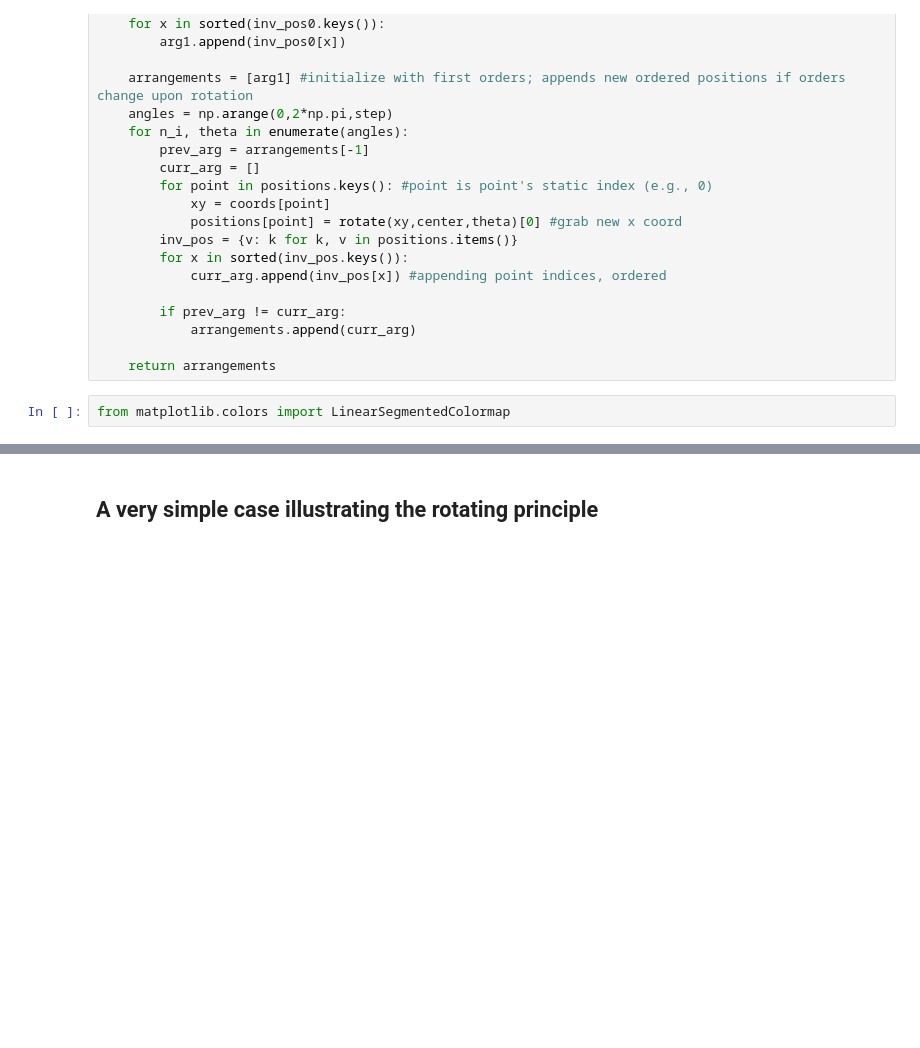
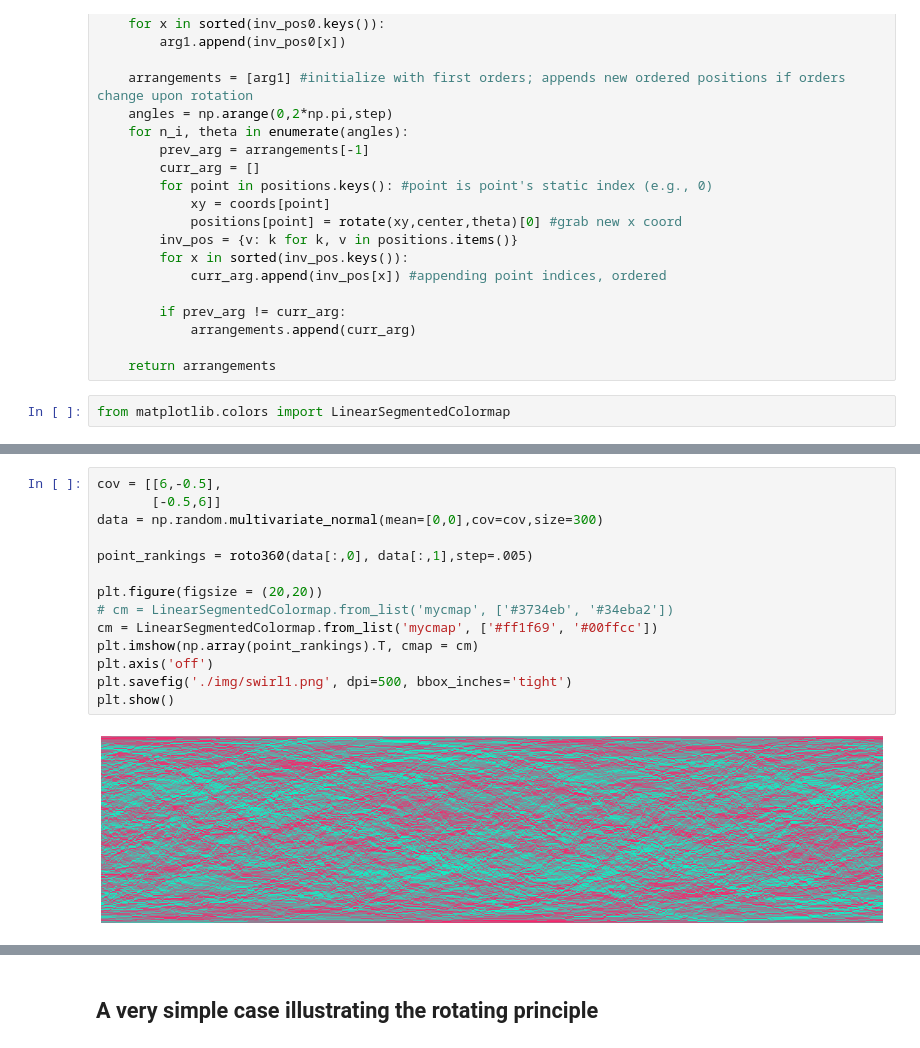
Before and after one commit to bfbarry/AutomaDrawn, a Jupyter notebook: GaussianSwirl/gaussian_swirls.ipynb, the cells around one changed output, grey strips where cells are left out. Saved outputs shown, nothing was run; the diff lists cells and outputs as text; blank space fills up the shorter version.

```diff
--- a/GaussianSwirl/gaussian_swirls.ipynb
+++ b/GaussianSwirl/gaussian_swirls.ipynb
@@ -101,3 +108,19 @@ from matplotlib.colors import LinearSegmentedColormap
+# %%
+cov = [[6,-0.5],
+       [-0.5,6]]
+data = np.random.multivariate_normal(mean=[0,0],cov=cov,size=300)
+
+point_rankings = roto360(data[:,0], data[:,1],step=.005)
+
+plt.figure(figsize = (20,20))
+# cm = LinearSegmentedColormap.from_list('mycmap', ['#3734eb', '#34eba2'])
+cm = LinearSegmentedColormap.from_list('mycmap', ['#ff1f69', '#00ffcc'])
+plt.imshow(np.array(point_rankings).T, cmap = cm)
+plt.axis('off')
+plt.savefig('./img/swirl1.png', dpi=500, bbox_inches='tight')
+plt.show()
+# %% [output]
+[figure, added]
 # %%
 cov = [[1,-0.4],
        [-0.4,1]]
```
Also changed, not shown: parts of 4 cells of this notebook, 3 other files.
